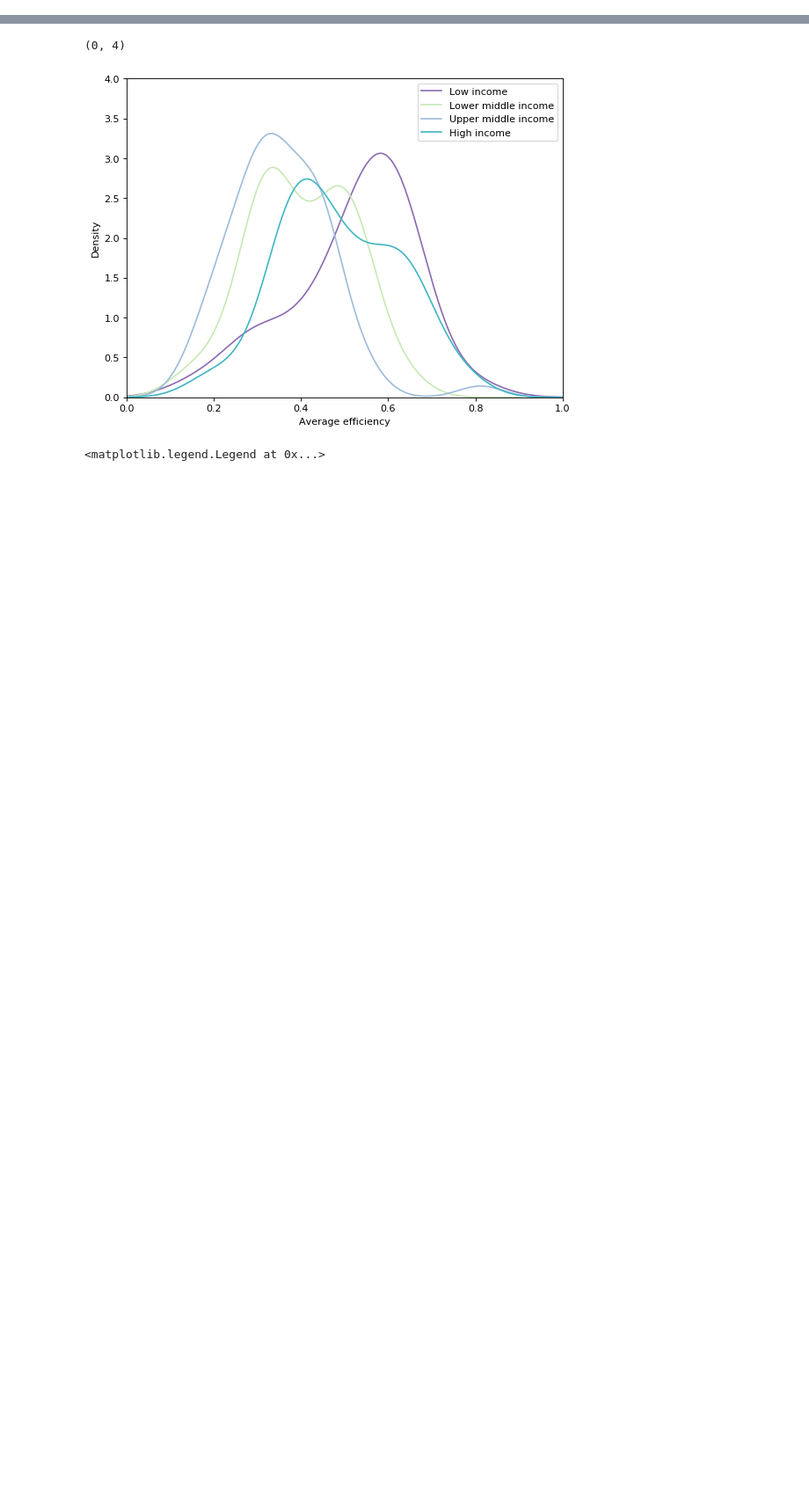
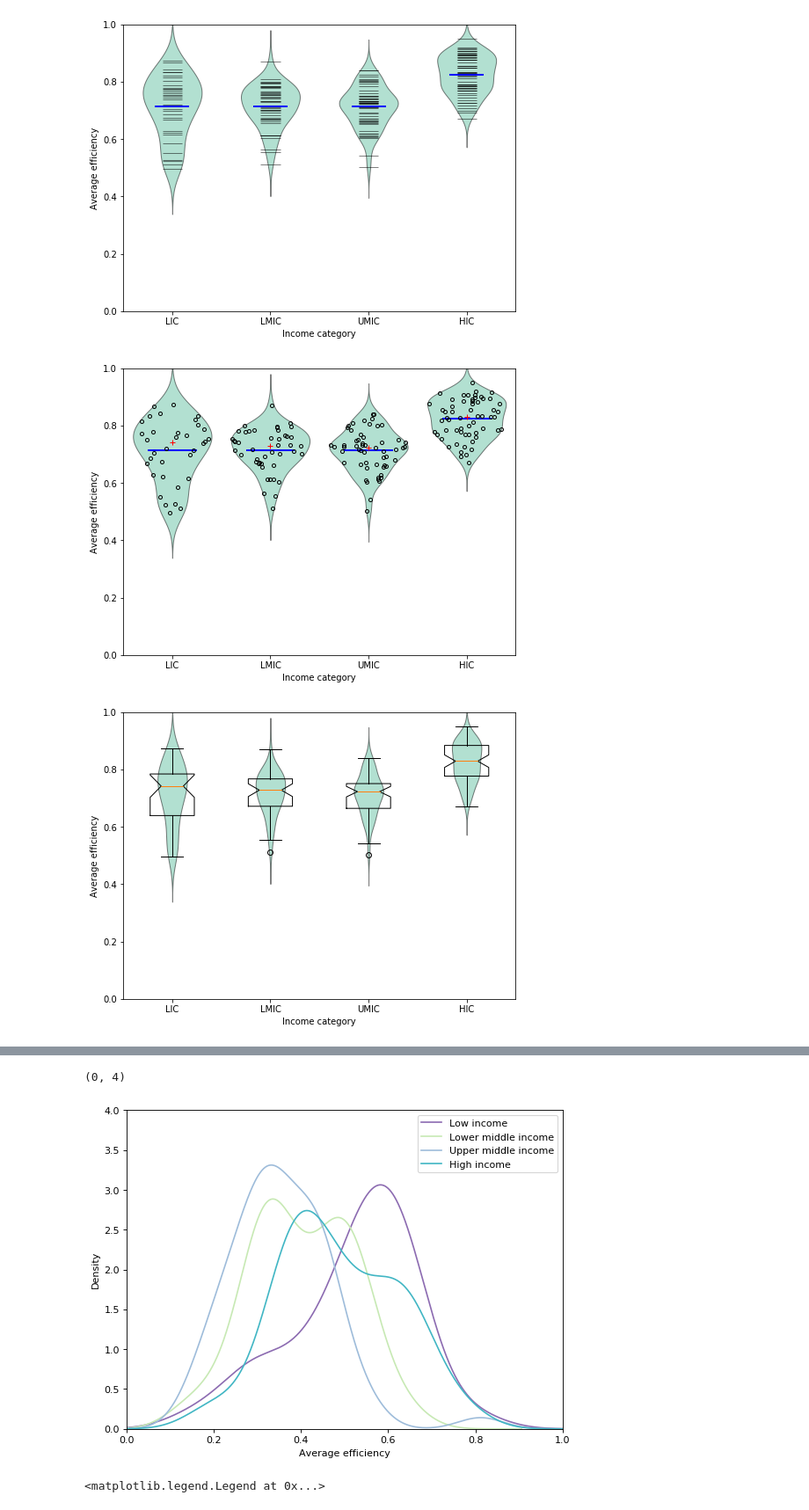
Before and after one commit to emcmd/sdg-dea, a Jupyter notebook: analyse_results.ipynb, the cells around one changed output, grey strips where cells are left out. Shown at 88% size. Cells and saved outputs as stored; diff of their text form; code cells hidden in the pictures; blank space fills up the shorter version.

```diff
--- a/analyse_results.ipynb
+++ b/analyse_results.ipynb
@@ -114,12 +265,0 @@ ax.set_yticklabels(freq_eff.index, fontsize=8)
-# %%
-# percentile stuff
-
-import scipy.stats
-from fill_and_map import fill_econ, fill_inds_trans
-econ = fill_econ(Path('data_raw/SDG-DEA_indicators_V5_20200708.xlsx'))
-# inds = fill_inds_trans(Path('data_raw/SDG-DEA_indicators_V5_20200708.xlsx'))
-
-cc = 'IRN'
-for ii in econ.columns[1:]:
-    pos = scipy.stats.percentileofscore(econ[ii],econ.loc[cc,ii])
-    print(ii,'\t',pos)
@@ -141,0 +268,36 @@ inc = eff['income'].unique()
+# %%
+# beanplots - single
+
+data = [eff[eff['income']==ii].mean(axis=1) for ii in inc]
+def bean(data, labels, plot_opts={}, jitter=False):
+    fig = plt.figure(figsize=(8,6))
+    ax = fig.add_subplot(111)
+    plot_opts_ = {}
+    #              {'cutoff_val':5, 'cutoff_type':'abs',
+    #             'label_fontsize':'small',
+    #             'label_rotation':30}
+
+    plot_opts_.update(plot_opts)
+    sm.graphics.beanplot(data, ax=ax, labels=labels,
+                         jitter=jitter, plot_opts=plot_opts_, side='both')
+    ax.set_xlabel("Income category")
+    ax.set_ylabel("Average efficiency")
+    ax.set_ylim(0,1)
+
+def violin(data, labels):
+    fig = plt.figure(figsize=(8,6))
+    ax = fig.add_subplot(111)
+    plot_opts={'violin_width':.3}
+    sm.graphics.violinplot(data, ax=ax, labels=labels, plot_opts=plot_opts)
+    ax.set_xlabel("Income category")
+    ax.set_ylabel("Average efficiency")
+    ax.set_ylim(0,1)
+
+# fig = bean([eff[cc] for cc in eff.columns[1:]], labels=eff.columns[1:])
+fig = bean(data, labels=inc, plot_opts={'violin_width':.6, 'bean_size':.2, 'bean_show_median':False, 'bean_mean_size':.35})
+fig = bean(data, labels=inc, jitter=True)
+fig = violin(data, labels=inc)
+# %% [output]
+[figure, added]
+[figure, added]
+[figure, added]
```
Also changed, not shown: parts of 33 cells of this notebook.
